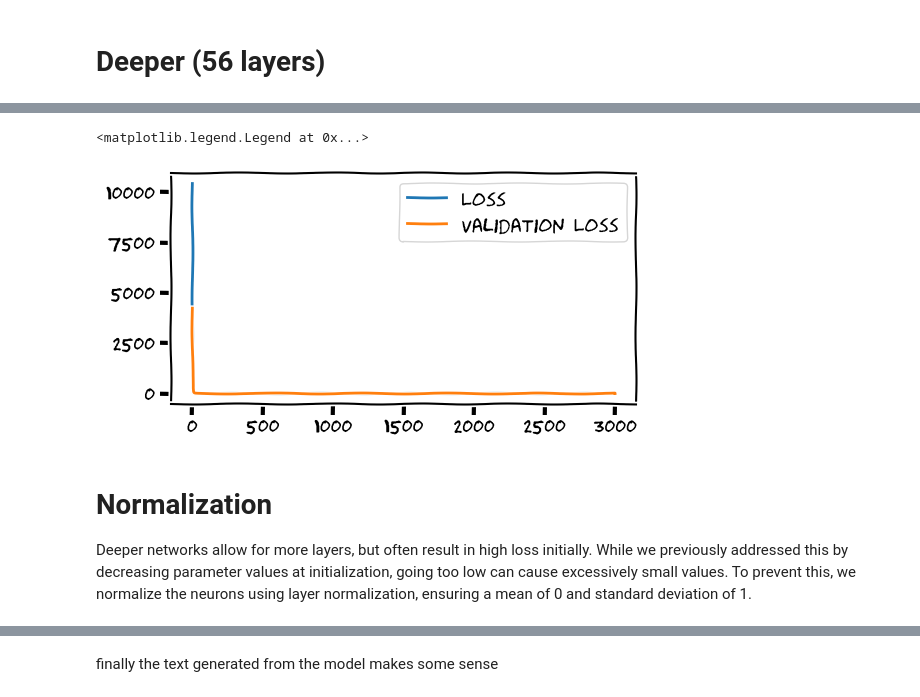
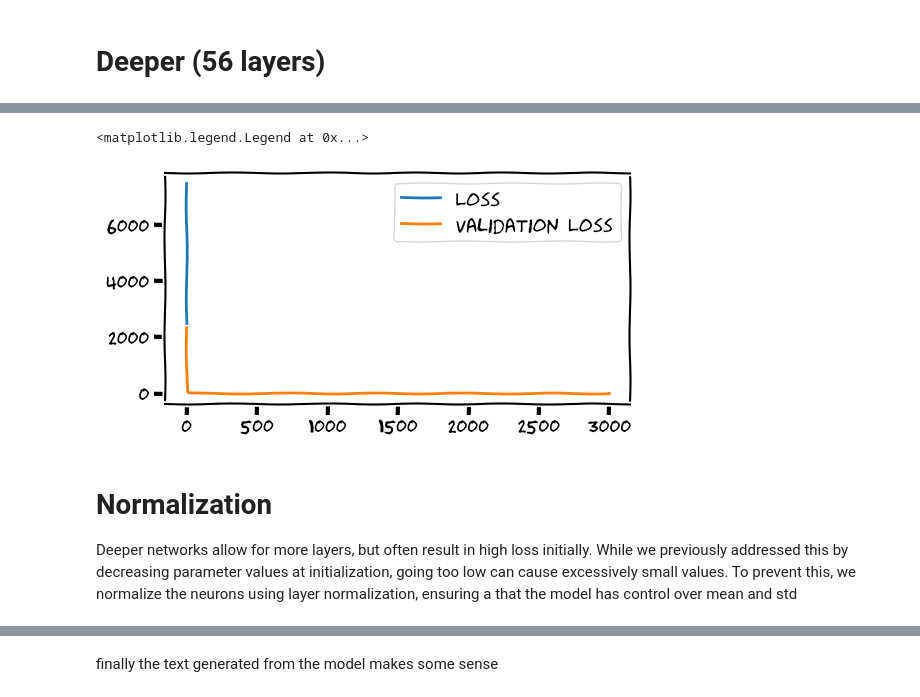
Before and after one commit to LucaM185/GPTs-from-scratch, a Jupyter notebook: 5 - DeepNets.ipynb, the cells around one changed output, grey strips where cells are left out. Cells and saved outputs as stored; diff of their text form; code cells hidden in the pictures.

Commit message:
More stable and coherent parameters

```diff
--- a/5 - DeepNets.ipynb
+++ b/5 - DeepNets.ipynb
@@ -62,7 +62,7 @@ class Model(nn.Module):
         return self.fc2(x)
 
 device = torch.device("cuda" if torch.cuda.is_available() else "cpu")
-model = Model(emb_size=10, hidden_size=128, n_layers=2).to(device)
+model = Model(emb_size=16, hidden_size=128, n_layers=2).to(device)
 print(f"Millions of parameters: {sum(p.numel() for p in model.parameters())/1e6:.2f}")
 
 epochs = 3000
@@ -129,7 +129,7 @@ class Model(nn.Module):  # Same model class as before
 
 
 device = torch.device("cuda:0")
-model = Model(emb_size=10, hidden_size=128, n_layers=20).to(device)  # increased to 20 layers
+model = Model(emb_size=16, hidden_size=128, n_layers=20).to(device)  # increased to 20 layers
 print(f"Millions of parameters: {sum(p.numel() for p in model.parameters())/1e6:.2f}")
 
 epochs = 3000
@@ -198,7 +198,7 @@ class Model(nn.Module):
 
 
 device = torch.device("cuda:0")
-model = Model(emb_size=10, hidden_size=128, n_layers=20).to(device)
+model = Model(emb_size=16, hidden_size=128, n_layers=20).to(device)
 print(f"Millions of parameters: {sum(p.numel() for p in model.parameters())/1e6:.2f}")
 
 epochs = 3000
@@ -267,7 +267,7 @@ class Model(nn.Module):
 
 
 device = torch.device("cuda:0")
-model = Model(emb_size=10, hidden_size=128, n_layers=56).to(device)  # increased to 56 layers
+model = Model(emb_size=16, hidden_size=128, n_layers=56).to(device)  # increased to 56 layers
 print(f"Millions of parameters: {sum(p.numel() for p in model.parameters())/1e6:.2f}")
 
 epochs = 3000
@@ -315,9 +315,9 @@ Epoch 2700 - Loss: 2.497
 <matplotlib.legend.Legend at 0x...>
-[figure, old version]
+[figure, new version]
 # %% [markdown]
 # Normalization
 
-Deeper networks allow for more layers, but often result in high loss initially. While we previously addressed this by decreasing parameter values at initialization, going too low can cause excessively small values. To prevent this, we normalize the neurons using layer normalization, ensuring a mean of 0 and standard deviation of 1.
+Deeper networks allow for more layers, but often result in high loss initially. While we previously addressed this by decreasing parameter values at initialization, going too low can cause excessively small values. To prevent this, we normalize the neurons using layer normalization, ensuring a that the model has control over mean and std
 # %%
 class Model(nn.Module):
     def __init__(self, emb_size, hidden_size, n_layers):
```
Also changed, not shown: parts of 7 cells of this notebook, 8 other files.
